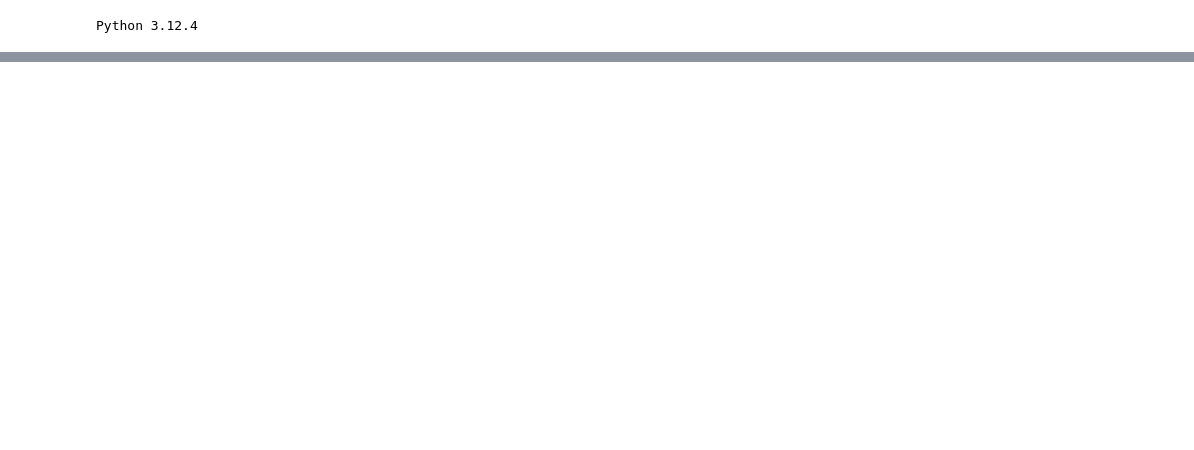
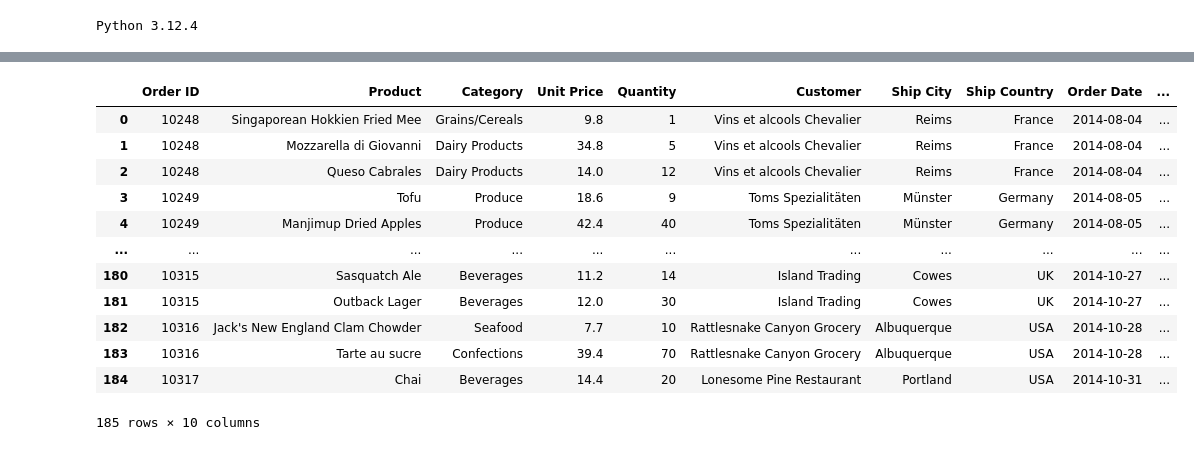
Before and after one commit to rvagelet/Python, a Jupyter notebook: 17072024.ipynb, the cells around one changed output, grey strips where cells are left out. Saved outputs shown, nothing was run; the diff lists cells and outputs as text; code cells hidden in the pictures; blank space fills up the shorter version.

```diff
--- a/17072024.ipynb
+++ b/17072024.ipynb
@@ -36,3 +24,7 @@ Processing triggers for man-db (2.10.2-1) ...
 !python3.12 --version
 # %% [output]
 Python 3.12.4
+# %%
+import pandas as pd
+agosto2014 = pd.read_excel(r"/content/VentasGroucery_Meses.xlsx") #li podem posar ,0 #podem no posar-li, com vulguem
+agosto2014
@@ -38,0 +49,5 @@ Python 3.12.4
+# %%
+import pandas as pd
+septiembre2014 = pd.read_excel(r"/content/VentasGroucery_Meses.xlsx",1)  #posant-li el número després de la coma, obre la pastenya per l'ordre que va
+sheet_name="Ventas Septiembre 2014"
+septiembre2014
@@ -38,0 +101,8 @@ Python 3.12.4
+# %%
+import pandas as pd
+octubre2014 = pd.read_excel(r"/content/VentasGroucery_Meses.xlsx",2)  #posant-li el número després de la coma, obre la pastenya per l'ordre que va
+sheet_name="Ventas Octubre 2014"
+octubre2014
+
+trimestre = pd.concat([agosto2014, septiembre2014, octubre2014], ignore_index=True)
+trimestre
@@ -38,0 +123,17 @@ Python 3.12.4
+# %%
+trimestre['Amount']=trimestre['Unit Price'] * trimestre['Quantity']    #del meu DataFrame(taula)agafem la columna tal i com està
+trimestre
+# %% [output]
+|  | Order ID | Product | Category | Unit Price | Quantity | Customer | Ship City | Ship Country | Order Date | ... |
+| 0 | 10248 | Singaporean Hokkien Fried Mee | Grains/Cereals | 9.8 | 1 | Vins et alcools Chevalier | Reims | France | 2014-08-04 | ... |
+| 1 | 10248 | Mozzarella di Giovanni | Dairy Products | 34.8 | 5 | Vins et alcools Chevalier | Reims | France | 2014-08-04 | ... |
+| 2 | 10248 | Queso Cabrales | Dairy Products | 14.0 | 12 | Vins et alcools Chevalier | Reims | France | 2014-08-04 | ... |
+| 3 | 10249 | Tofu | Produce | 18.6 | 9 | Toms Spezialitäten | Münster | Germany | 2014-08-05 | ... |
+| 4 | 10249 | Manjimup Dried Apples | Produce | 42.4 | 40 | Toms Spezialitäten | Münster | Germany | 2014-08-05 | ... |
+| ... | ... | ... | ... | ... | ... | ... | ... | ... | ... | ... |
+| 180 | 10315 | Sasquatch Ale | Beverages | 11.2 | 14 | Island Trading | Cowes | UK | 2014-10-27 | ... |
+| 181 | 10315 | Outback Lager | Beverages | 12.0 | 30 | Island Trading | Cowes | UK | 2014-10-27 | ... |
+| 182 | 10316 | Jack's New England Clam Chowder | Seafood | 7.7 | 10 | Rattlesnake Canyon Grocery | Albuquerque | USA | 2014-10-28 | ... |
+| 183 | 10316 | Tarte au sucre | Confections | 39.4 | 70 | Rattlesnake Canyon Grocery | Albuquerque | USA | 2014-10-28 | ... |
+| 184 | 10317 | Chai | Beverages | 14.4 | 20 | Lonesome Pine Restaurant | Portland | USA | 2014-10-31 | ... |
+185 rows × 10 columns
```
Also changed, not shown: parts of 8 cells of this notebook.
